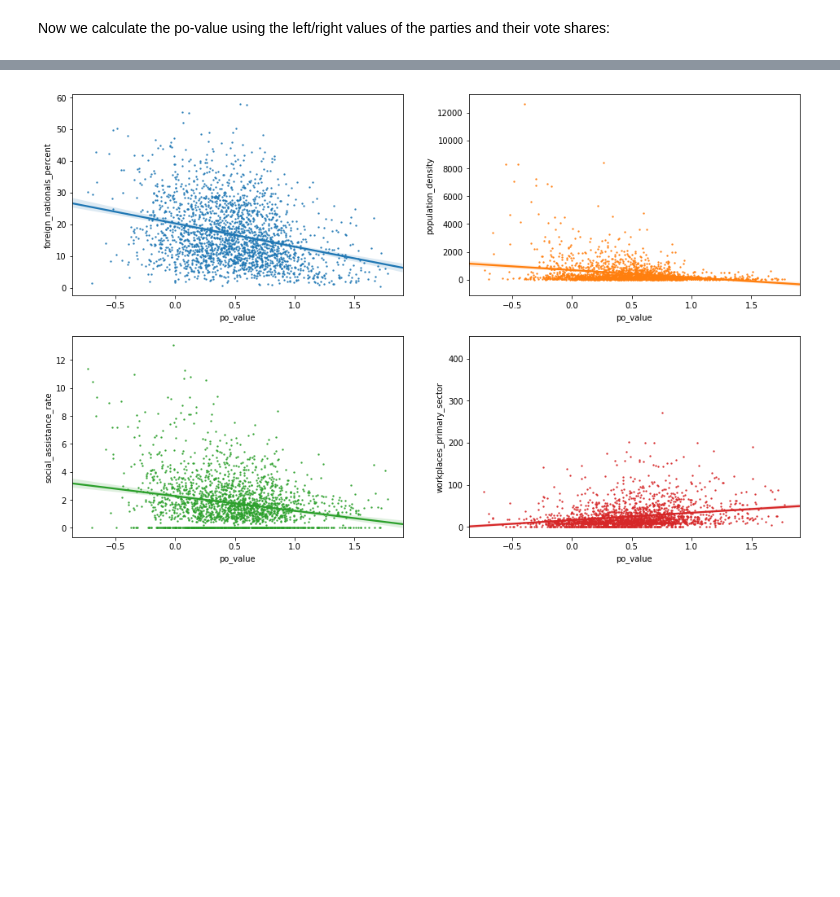
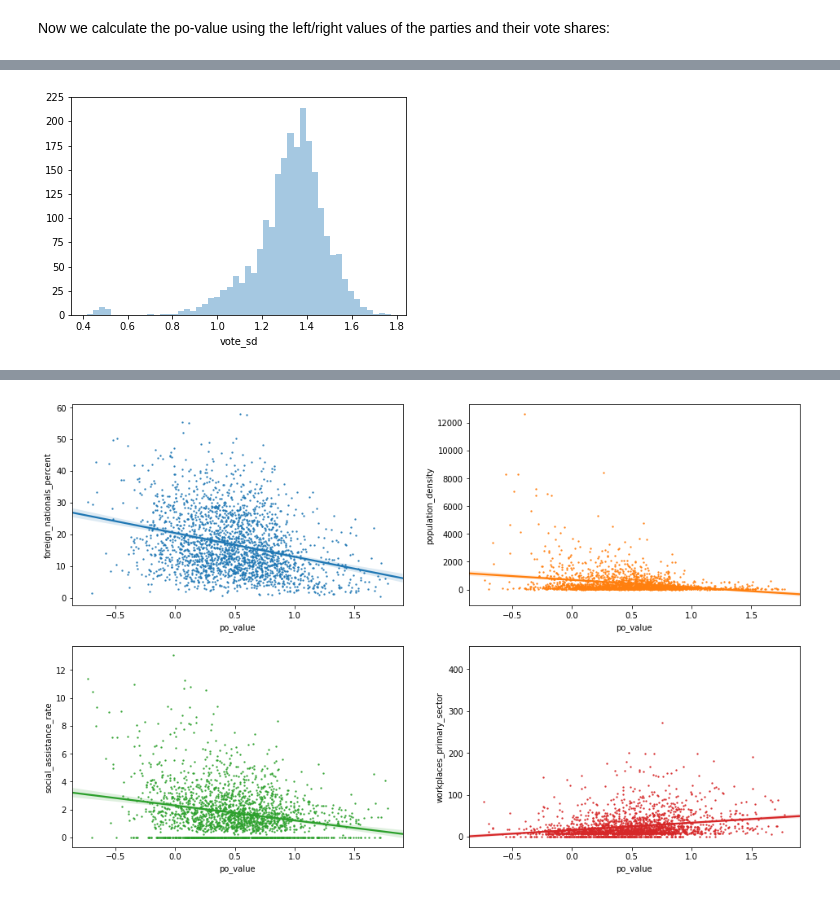
Before and after one commit to jschrein/epfl-exts-adsml-capstone-proposal, a Jupyter notebook: read_regional_portraits.ipynb, the cells around one changed output, grey strips where cells are left out. Saved outputs shown, nothing was run; the diff lists cells and outputs as text; code cells hidden in the pictures; blank space fills up the shorter version.

```diff
--- a/read_regional_portraits.ipynb
+++ b/read_regional_portraits.ipynb
@@ -127,0 +142,4 @@ sns.distplot(df["po_value"], kde=False);
+# %%
+sns.distplot(df["vote_sd"], kde=False);
+# %% [output]
+[figure, added]
```
Also changed, not shown: parts of 8 cells of this notebook, 1 other file.
